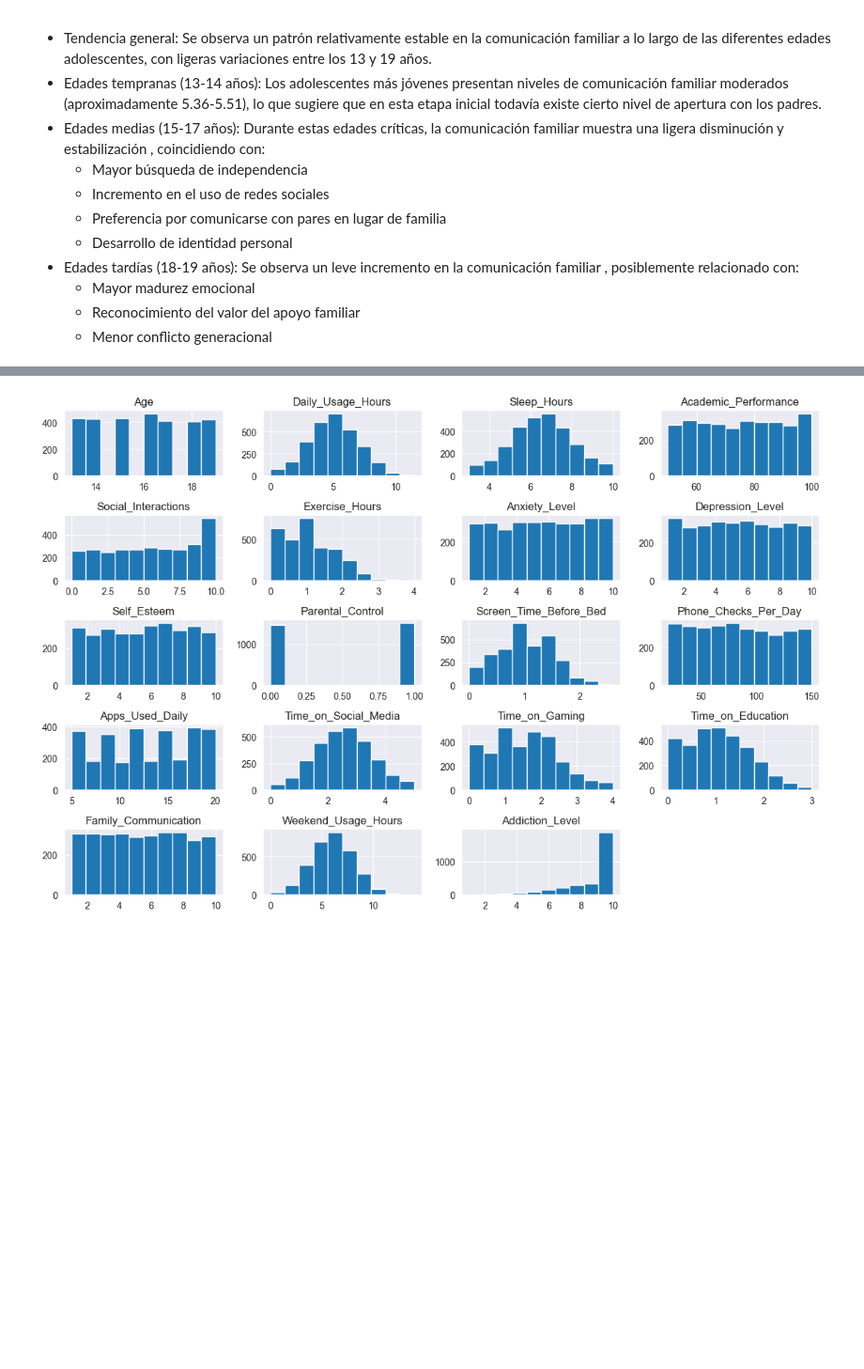
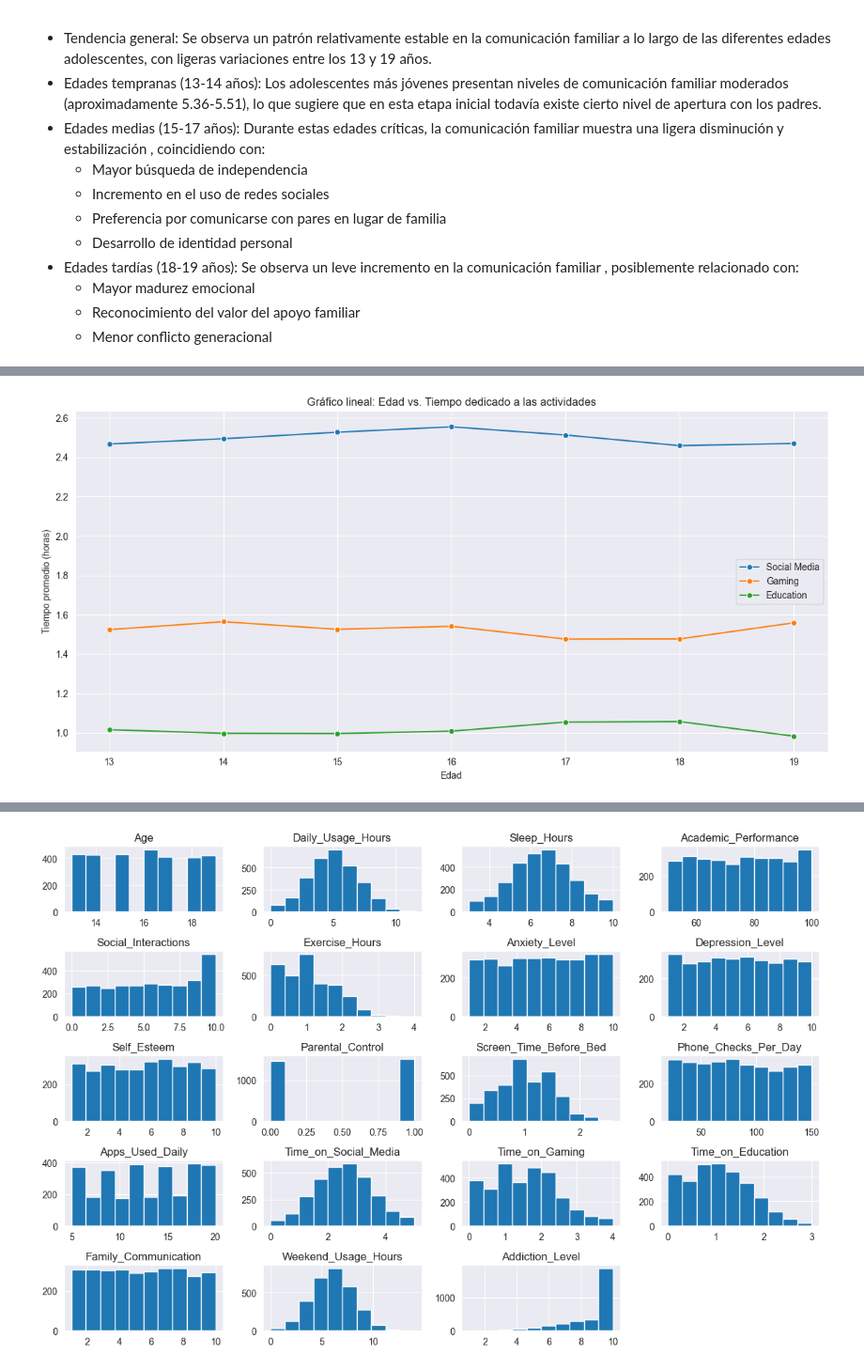
Before and after one commit to somoel/uso_telefono_adolescentes, a Jupyter notebook: notebooks/analysis.ipynb, the cells around one changed output, grey strips where cells are left out. Shown at 94% size. Cells and saved outputs as stored; diff of their text form; code cells hidden in the pictures; blank space fills up the shorter version.

```diff
--- a/notebooks/analysis.ipynb
+++ b/notebooks/analysis.ipynb
@@ -368,0 +340,19 @@ Index(['Age', 'Daily_Usage_Hours', 'Sleep_Hours', 'Academic_Performance',
+# %%
+#actividades por edad
+grouped_df = df.groupby('Age')[['Time_on_Social_Media', 'Time_on_Gaming', 'Time_on_Education']].mean().reset_index()
+
+# Create line plot
+plt.figure(figsize=(12, 6))
+sns.lineplot(data=grouped_df, x='Age', y='Time_on_Social_Media', marker='o', label='Social Media')
+sns.lineplot(data=grouped_df, x='Age', y='Time_on_Gaming', marker='o', label='Gaming')
+sns.lineplot(data=grouped_df, x='Age', y='Time_on_Education', marker='o', label='Education')
+
+plt.title('Gráfico lineal: Edad vs. Tiempo dedicado a las actividades')
+plt.xlabel('Edad')
+plt.ylabel('Tiempo promedio (horas)')
+plt.legend()
+plt.grid(True)
+plt.tight_layout()
+plt.show()
+# %% [output]
+[figure, added]
```
Also changed, not shown: parts of 24 cells of this notebook.
